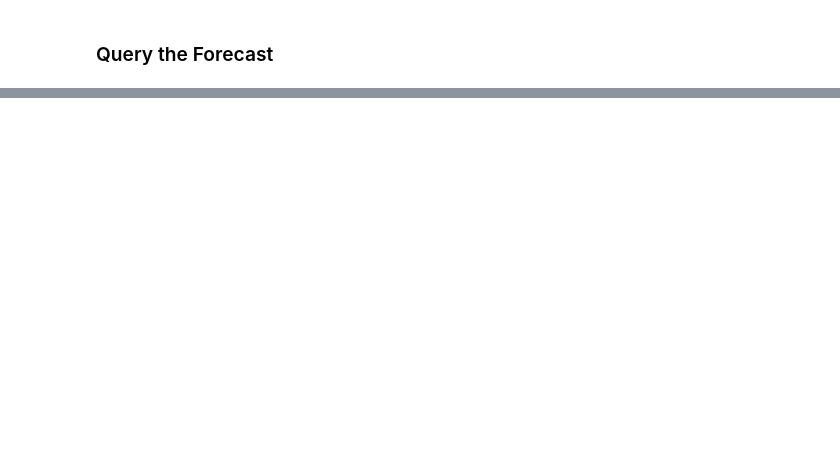
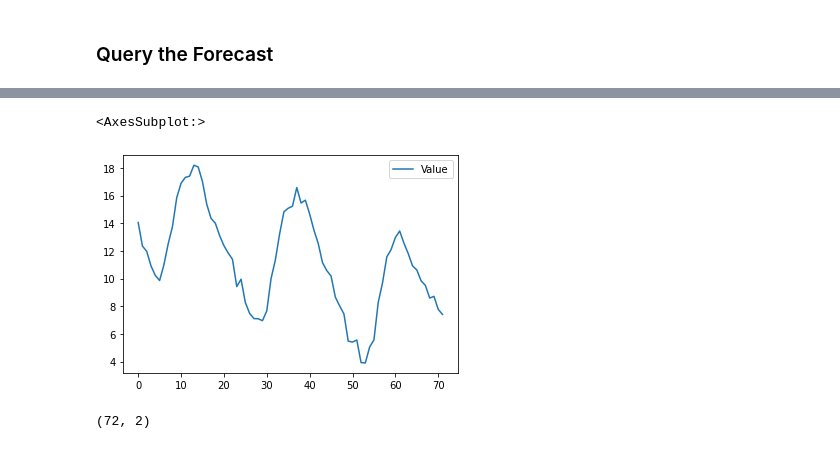
Before and after one commit to ogniandantchev/ML_engineer_nd009_capstone, a Jupyter notebook: 04_1_Amazon_Forecast_model.ipynb, the cells around one changed output, grey strips where cells are left out. Drawn from its saved outputs; the diff is of its cells as text; code cells hidden in the pictures; blank space fills up the shorter version.

Commit message:
11a: forecast and compare to real data

```diff
--- a/04_1_Amazon_Forecast_model.ipynb
+++ b/04_1_Amazon_Forecast_model.ipynb
@@ -667,0 +823,5 @@ forecast_response_deep
+# %%
+
+# Generate DF
+prediction_df_p10 = pd.DataFrame.from_dict(forecast_response_deep['Forecast']['Predictions']['p10'])
+prediction_df_p10.head()
@@ -667,0 +835,11 @@ forecast_response_deep
+# %%
+
+# Plot
+prediction_df_p10.plot()
+# %% [output]
+<AxesSubplot:>
+[figure, added]
+# %%
+prediction_df_p10.shape
+# %% [output]
+(72, 2)
```
Also changed, not shown: parts of 28 cells of this notebook.
